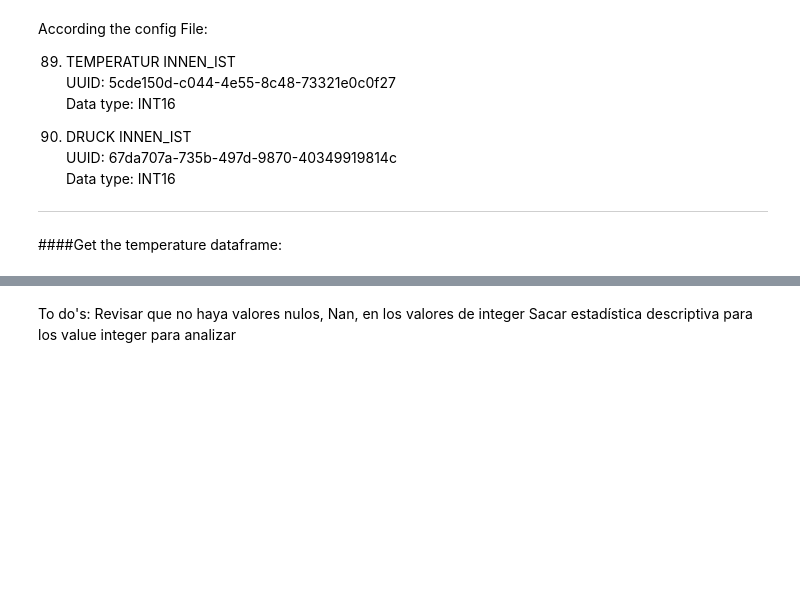
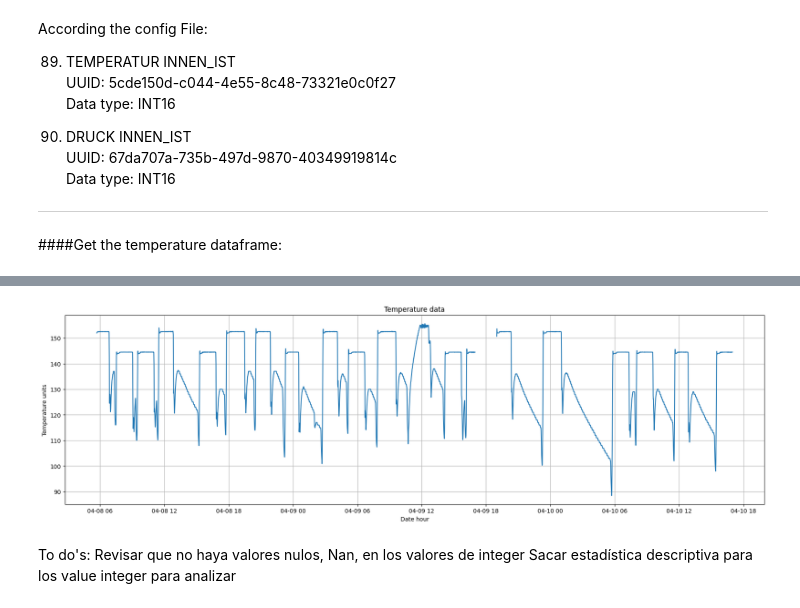
Before and after one commit to emm-gl/Referenz, a Jupyter notebook: cont_challenge.ipynb, the cells around one changed output, grey strips where cells are left out. Saved outputs shown, nothing was run; the diff lists cells and outputs as text; code cells hidden in the pictures; blank space fills up the shorter version.

```diff
--- a/cont_challenge.ipynb
+++ b/cont_challenge.ipynb
@@ -170,3 +204,24 @@ plt.show()                    # Show the plot
+# %%
+#Resampling each second to plot properly:
+df_plottig = df_temperature[["value_integer",
+                              "system_time",
+                              "ingestion_date"]]
+
+df_resampled = df_plottig.resample('T', on='system_time').mean()
+
+#Plot temperature:
+%matplotlib inline
+
+# Plot a certain column
+plt.figure(figsize=(22, 6))  # Adjust figure size as needed
+plt.plot(df_resampled['value_integer'])
+plt.xlabel('Date hour')    # Add label for x-axis
+plt.ylabel('Temperature units')    # Add label for y-axis
+plt.title('Temperature data')# Add title to the plot
+plt.grid(True)                # Add gridlines
+plt.show()
+# %% [output]
+[figure, added]
 # %%
 #Extraction of timeseries data for actual pressure (DRUCK INNEN_IST)
 
```
Also changed, not shown: parts of 21 cells of this notebook.
